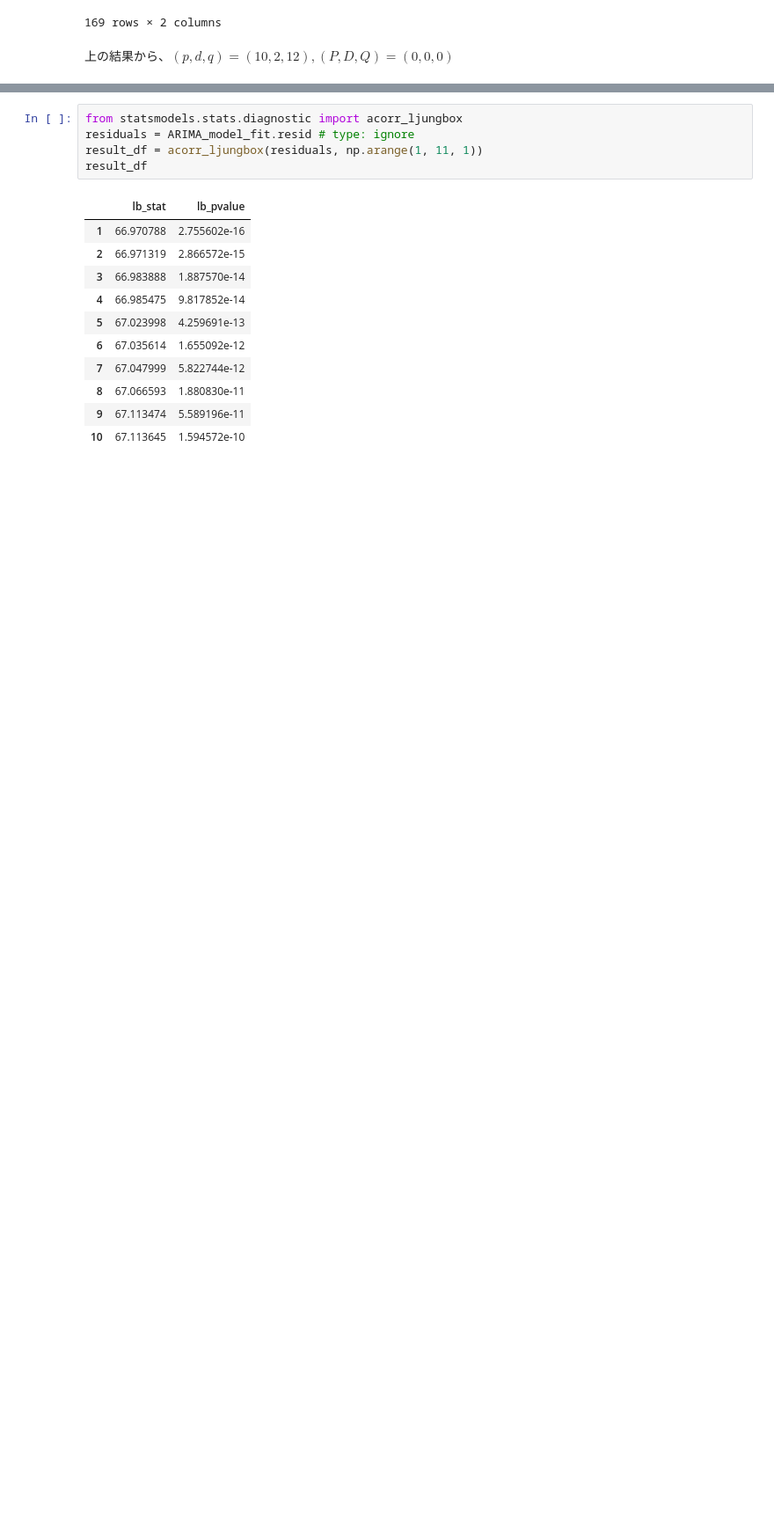
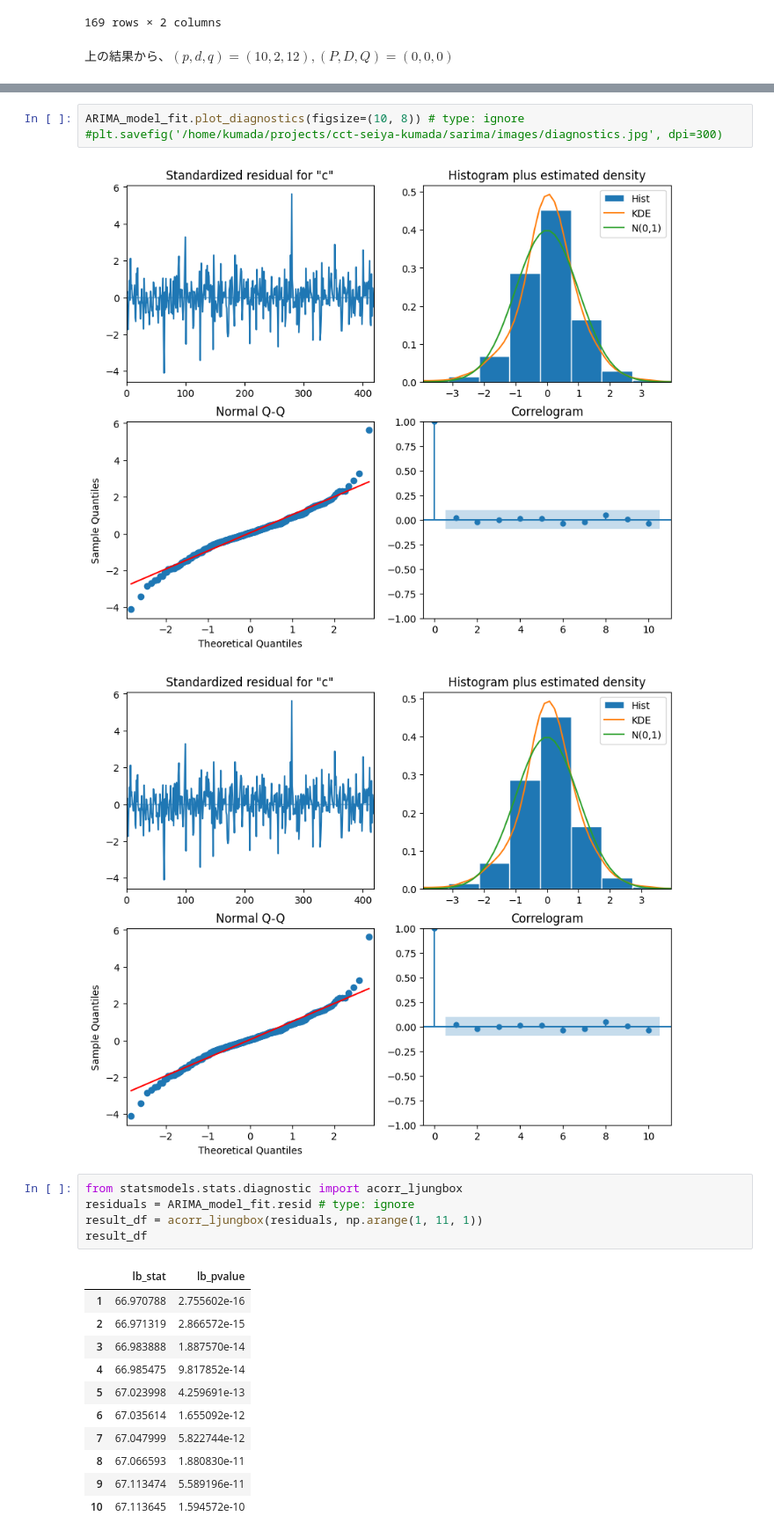
Before and after one commit to cct-blog/cct-seiya-kumada, a Jupyter notebook: sarima/src/main.ipynb, the cells around one changed output, grey strips where cells are left out. Shown at 88% size. Cells and saved outputs as stored; diff of their text form; blank space fills up the shorter version.

```diff
--- a/sarima/src/main.ipynb
+++ b/sarima/src/main.ipynb
@@ -401,6 +379,12 @@ Covariance Type:                  opg
 
 Warnings:
 [1] Covariance matrix calculated using the outer product of gradients (complex-step).
+# %%
+ARIMA_model_fit.plot_diagnostics(figsize=(10, 8)) # type: ignore
+#plt.savefig('/home/kumada/projects/cct-seiya-kumada/sarima/images/diagnostics.jpg', dpi=300)
+# %% [output]
+[figure, added]
+[figure, added]
 # %%
 from statsmodels.stats.diagnostic import acorr_ljungbox
 residuals = ARIMA_model_fit.resid # type: ignore
```
Also changed, not shown: parts of 30 cells of this notebook.
